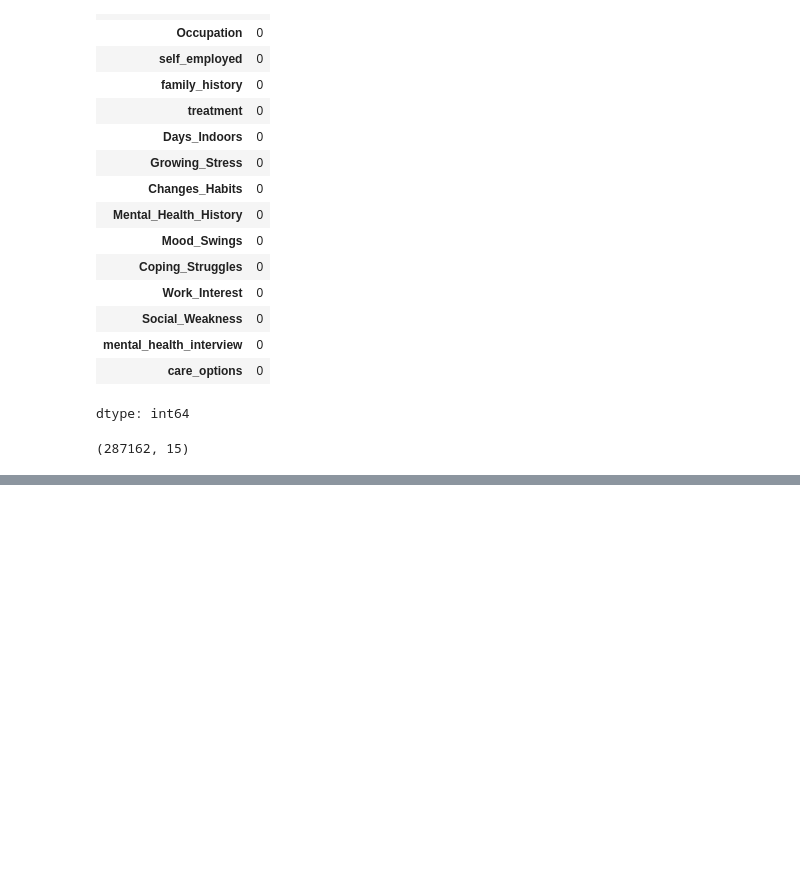
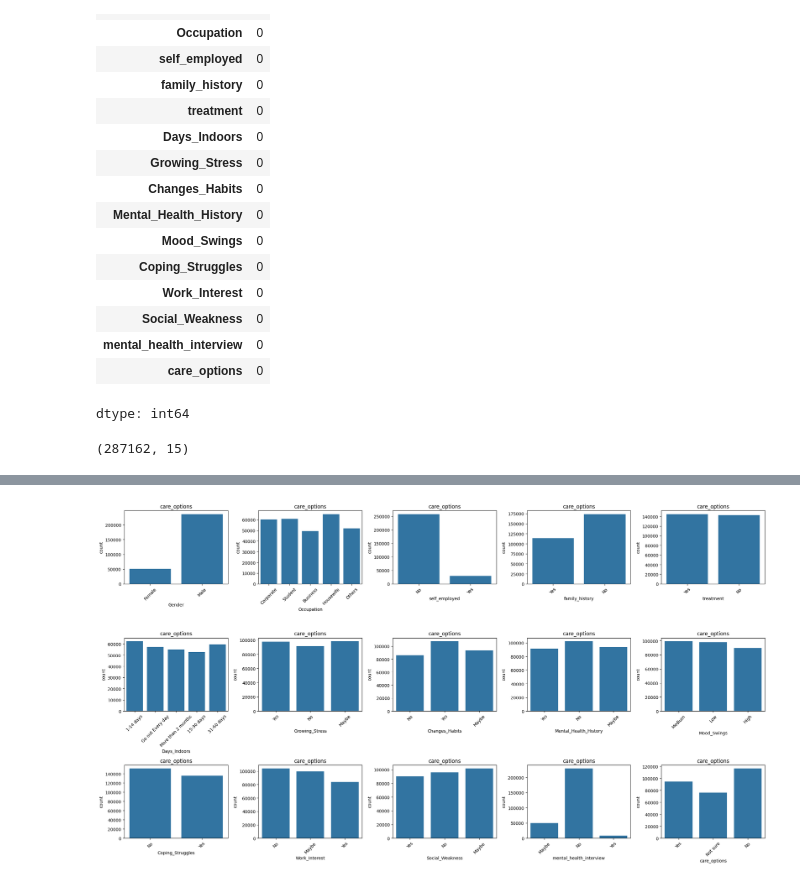
Before and after one commit to kamijoseph/Mental-Health, a Jupyter notebook: mental_health.ipynb, the cells around one changed output, grey strips where cells are left out. Drawn from its saved outputs; the diff is of its cells as text; code cells hidden in the pictures; blank space fills up the shorter version.

Commit message:
plotting the histograms

```diff
--- a/mental_health.ipynb
+++ b/mental_health.ipynb
@@ -205,0 +215,3 @@ data.shape
+# %%
+columns = data.columns.tolist()
+columns
@@ -205,0 +234,18 @@ data.shape
+# %%
+# plotting histograms
+fig, axes = plt.subplots(3, 5, figsize=(22, 12))
+axes = axes.flatten()
+
+for idx, column in enumerate(columns):
+    sns.countplot(
+        data=data,
+        x=column,
+        ax=axes[idx]
+    )
+    axes[idx].set_title(col)
+    axes[idx].tick_params(axis='x', rotation=45)
+
+plt.tight_layout()
+plt.show()
+# %% [output]
+[figure, added]
```
Also changed, not shown: parts of 2 cells of this notebook.
